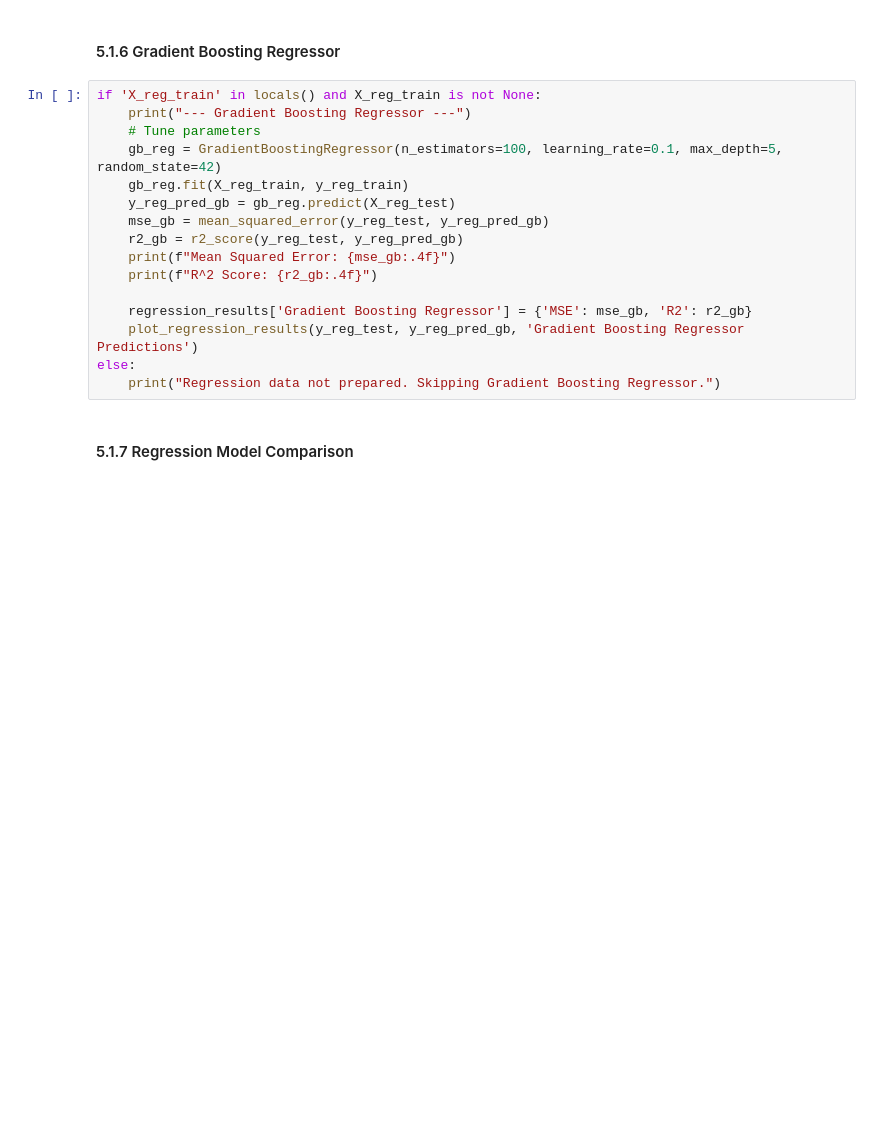
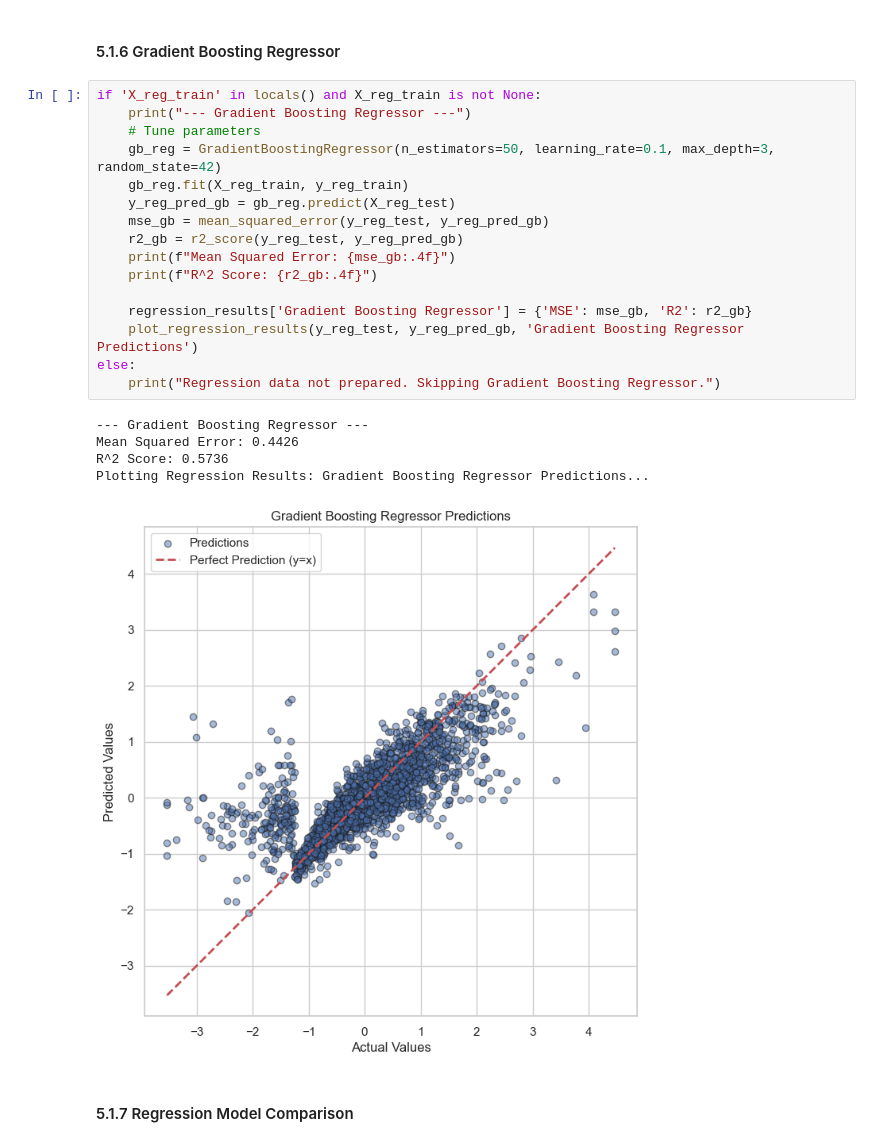
Before and after one commit to nargessdnd/CMOR_Final_Project, a Jupyter notebook: ESG_Financial_Analysis.ipynb, the cells around one changed output. Cells and saved outputs as stored; diff of their text form; blank space fills up the shorter version.

Commit message:
+ Fixed some of the errors with different algorithms.

```diff
--- a/ESG_Financial_Analysis.ipynb
+++ b/ESG_Financial_Analysis.ipynb
@@ -627,19 +627,25 @@ Plotting Regression Results: Neural Network Regressor Predictions...
 # %%
 if 'X_reg_train' in locals() and X_reg_train is not None:
     print("--- Gradient Boosting Regressor ---")
     # Tune parameters
-    gb_reg = GradientBoostingRegressor(n_estimators=100, learning_rate=0.1, max_depth=5, random_state=42)
+    gb_reg = GradientBoostingRegressor(n_estimators=50, learning_rate=0.1, max_depth=3, random_state=42)
     gb_reg.fit(X_reg_train, y_reg_train)
     y_reg_pred_gb = gb_reg.predict(X_reg_test)
     mse_gb = mean_squared_error(y_reg_test, y_reg_pred_gb)
     r2_gb = r2_score(y_reg_test, y_reg_pred_gb)
     print(f"Mean Squared Error: {mse_gb:.4f}")
     print(f"R^2 Score: {r2_gb:.4f}")
 
     regression_results['Gradient Boosting Regressor'] = {'MSE': mse_gb, 'R2': r2_gb}
     plot_regression_results(y_reg_test, y_reg_pred_gb, 'Gradient Boosting Regressor Predictions')
 else:
     print("Regression data not prepared. Skipping Gradient Boosting Regressor.")
+# %% [output]
+--- Gradient Boosting Regressor ---
+Mean Squared Error: 0.4426
+R^2 Score: 0.5736
+Plotting Regression Results: Gradient Boosting Regressor Predictions...
+[figure, added]
 # %% [markdown]
 #### 5.1.7 Regression Model Comparison
 # %%
```
Also changed, not shown: parts of 14 cells of this notebook, 1 other file.
